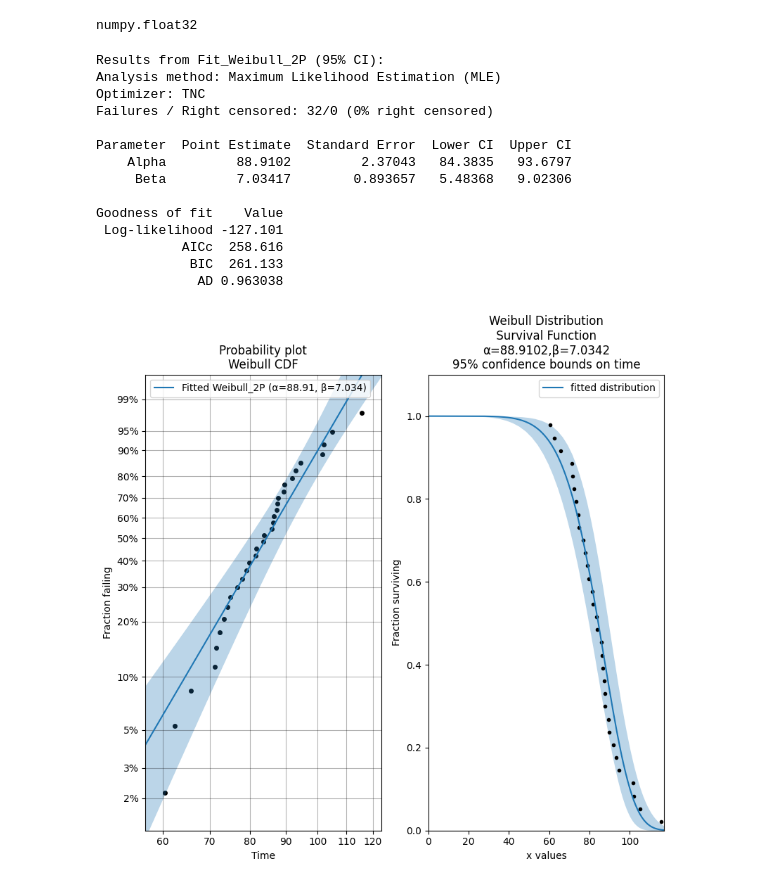
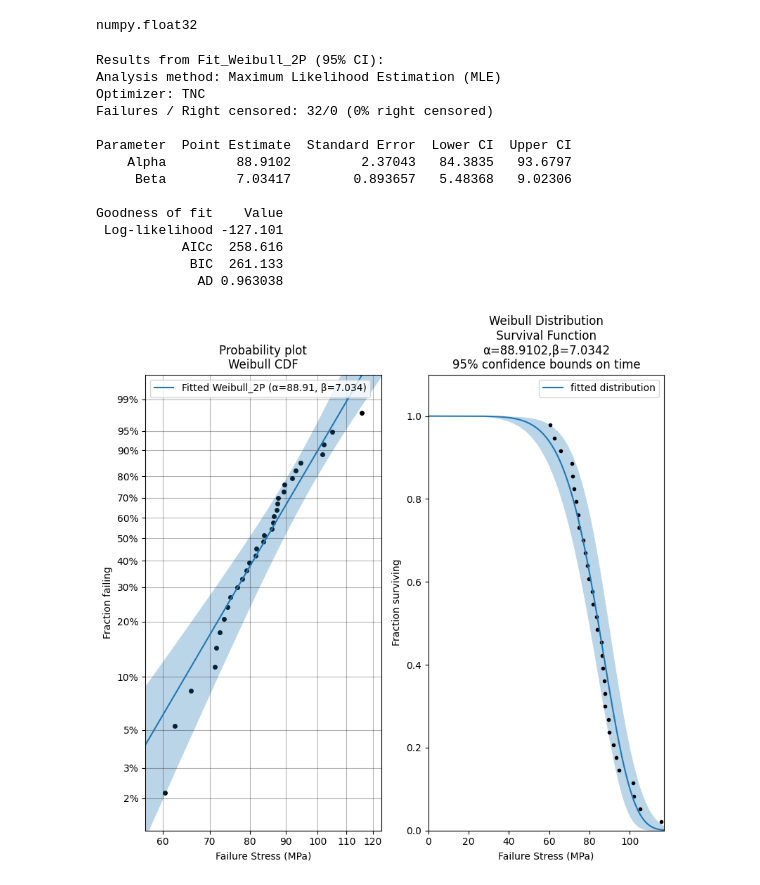
Before and after one commit to Mackus101/GlassMechAnalysis, a Jupyter notebook: analyse.ipynb, the cells around one changed output. Drawn from its saved outputs; the diff is of its cells as text; code cells hidden in the pictures.

```diff
--- a/analyse.ipynb
+++ b/analyse.ipynb
@@ -94,25 +95,27 @@ numpy.float32
 # %%
 plt.clf()
 plt.subplot(121)
 test_fit = Fit_Weibull_2P(failures=fail_data)  # fits a Weibull distribution to the data and generates the probability plot
+plt.xlabel("Failure Stress (MPa)")
 plt.subplot(122)
 test_fit.distribution.SF(label='fitted distribution')  # uses the distribution object from Fit_Weibull_2P and plots the survival function
 plot_points(failures=fail_data, func='SF')  # overlays the original data on the survival function
 plt.legend()
+plt.xlabel("Failure Stress (MPa)")
 plt.show()
 # %% [output]
 Results from Fit_Weibull_2P (95% CI):
 Analysis method: Maximum Likelihood Estimation (MLE)
 Optimizer: TNC
 Failures / Right censored: 32/0 (0% right censored)
 
 Parameter  Point Estimate  Standard Error  Lower CI  Upper CI
     Alpha         88.9102         2.37043   84.3835   93.6797
      Beta         7.03417        0.893657   5.48368   9.02306
 
 Goodness of fit    Value
  Log-likelihood -127.101
            AICc  258.616
             BIC  261.133
              AD 0.963038
-[figure, old version]
+[figure, new version]
```
Also changed, not shown: parts of 6 cells of this notebook, 1 other file.
